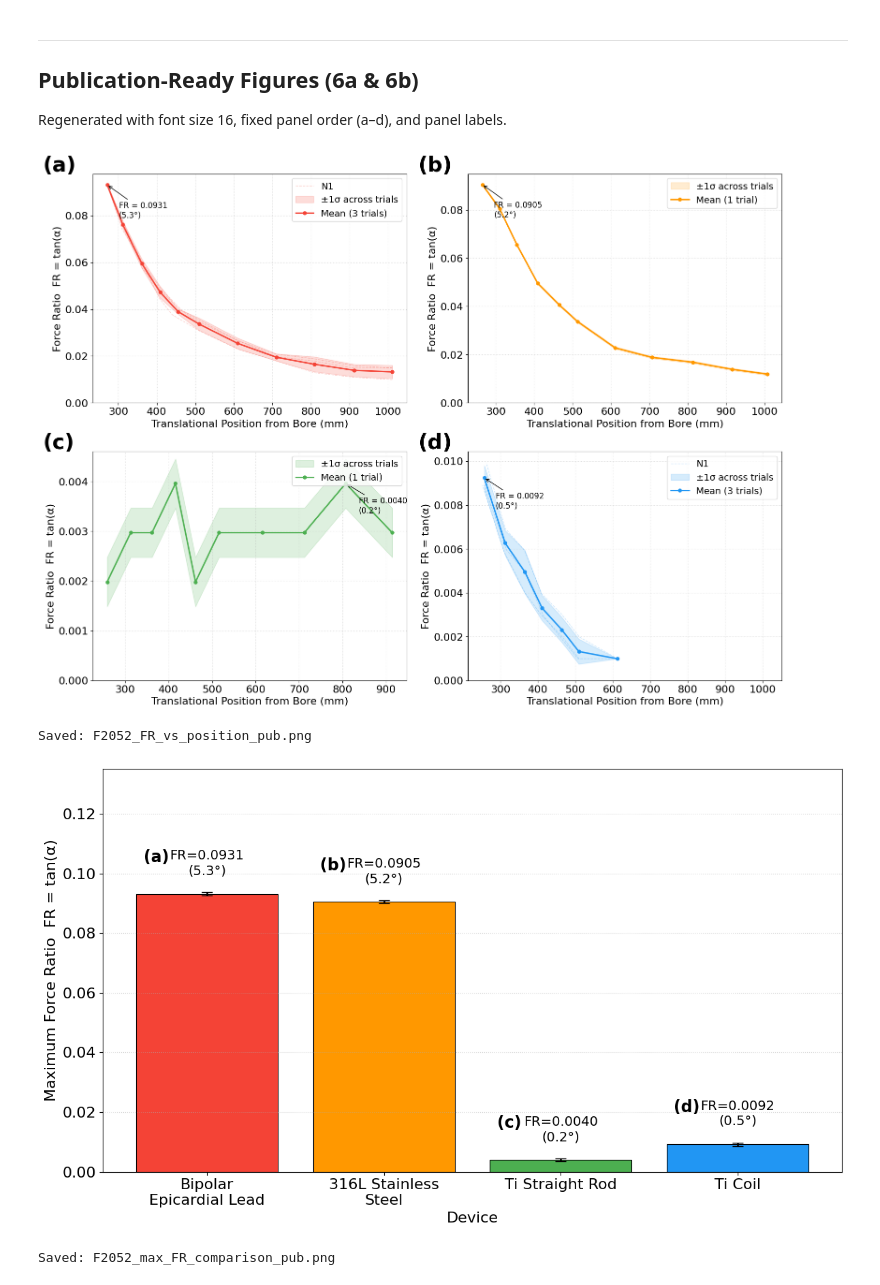
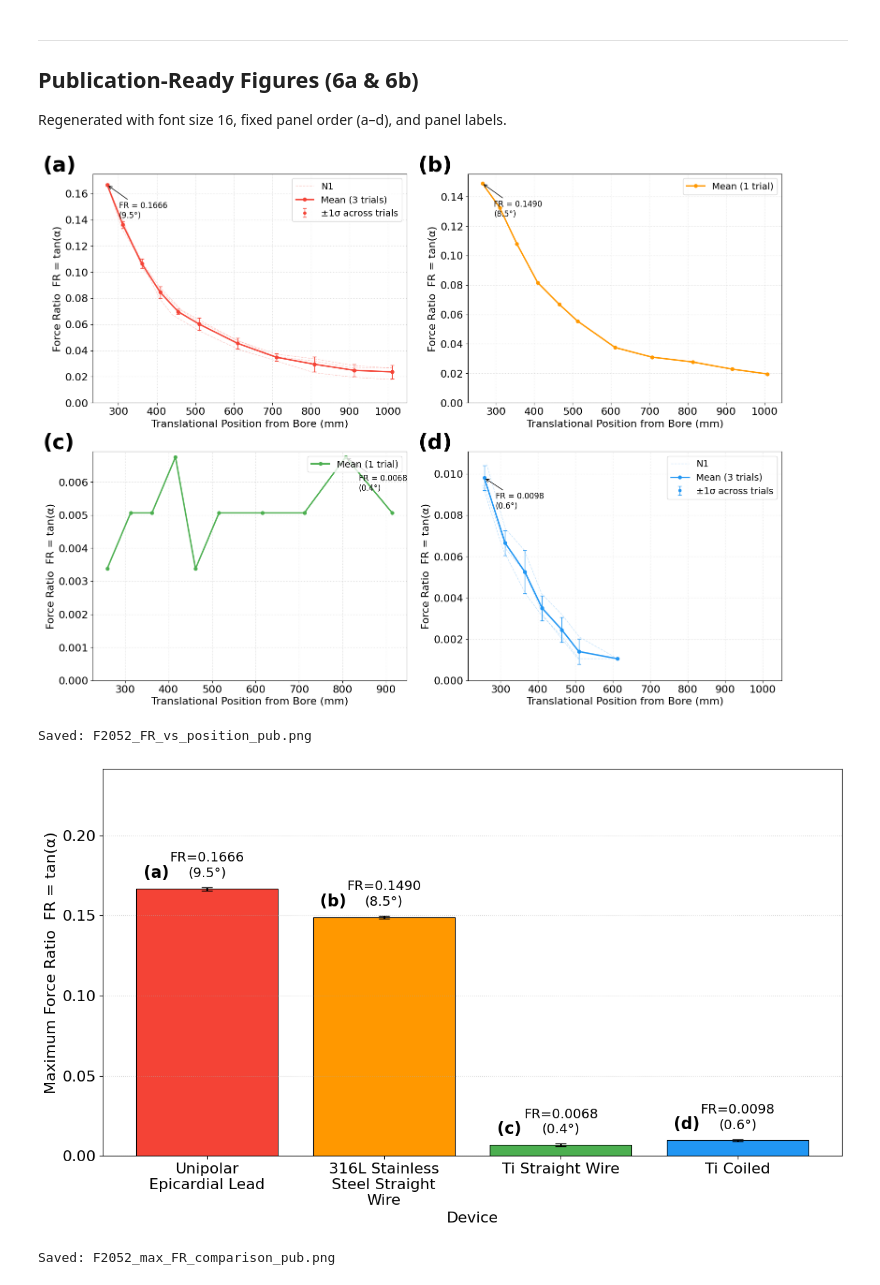
Before and after one commit to Zslw/mri-translational-force-n-torque-analysis, a Jupyter notebook: JupyterLab/ClinicalData/TranslationalExperiment/Translational_F2052.ipynb, the cells around one changed output. Cells and saved outputs as stored; diff of their text form; code cells hidden in the pictures.

Commit message:
tweaked plots for publishing and minor details

```diff
--- a/JupyterLab/ClinicalData/TranslationalExperiment/Translational_F2052.ipynb
+++ b/JupyterLab/ClinicalData/TranslationalExperiment/Translational_F2052.ipynb
@@ -720,7 +781,7 @@ print("  Displacement Force on Medical Devices")
 print("══════════════════════════════════════════════════════════════")
 print(f"  MR System type:    Horizontal bore (§8.1)")
 print(f"  Test location:     Bore entrance, on bore axis (§8.1)")
-print(f"  Field at location: B0 = {B0_L} T,  |∇B| = {gradB_L} T/m  [⚠ verify from field map]")
+print(f"  Field at location: B0 = {B0_L} T,  |∇B| = {gradB_L} T/m ")
 print(f"  Pendulum length:   L = {L} cm (§6.1)")
 print(f"  Meas. uncertainty: dx = {dx} cm, dL = {dL} cm")
 print()
@@ -733,7 +794,7 @@ for material, info in parsed_sections.items():
     print(f"\n  ── Device: {LABELS[material]} ──")
     print(f"     Material:         {material}")
     print(f"     No. of trials:    {n_t}  (F2052-15 §8.2 requires ≥3)"
-          + ("  ⚠ ONLY 1 TRIAL" if n_t < 3 else ""))
+          + ("   ONLY 1 TRIAL" if n_t < 3 else ""))
     print(f"     Equilibrium offset (0-displacement): {cond:+.2f} cm")
     print()
     print(f"     {'Position (mm)':<16} ", end='')
@@ -750,18 +811,19 @@ for material, info in parsed_sections.items():
         print(f"     {pos:<16.0f}", end='')
 
         for t_name, t_df in info['trials'].items():
-            a   = t_df['abs_alpha_deg'].iloc[row_i]
-            tan = t_df['tan_alpha'].iloc[row_i]
+            factor = MASSES[material]['factor']
+            tan = t_df['tan_alpha'].iloc[row_i] * factor
+            a   = np.degrees(np.arctan(tan))
             print(f"  {a:>10.3f}  {tan:>11.5f}", end='')
 
-        mean_a   = df_mean['mean_alpha_deg'].iloc[row_i]
-        mean_tan = df_mean['mean_tan_alpha'].iloc[row_i]
+        mean_a   = df_mean['mean_alpha_deg_corrected'].iloc[row_i]
+        mean_tan = df_mean['mean_tan_alpha_corrected'].iloc[row_i]
         ok       = "" if mean_tan < THRESHOLD_TAN else ""
         print(f"  {mean_a:>12.3f}  {mean_tan:>13.5f}  {ok}")
 
     # Overall result
-    max_fr   = df_mean['mean_tan_alpha'].max()
-    max_a    = df_mean['mean_alpha_deg'].max()
+    max_fr   = df_mean['mean_tan_alpha_corrected'].max()
+    max_a    = df_mean['mean_alpha_deg_corrected'].max()
     result   = "PASS" if max_fr < THRESHOLD_TAN else "FAIL"
     print(f"\n     ▶ MAXIMUM MEAN tan(α) = {max_fr:.5f}  (α = {max_a:.3f}°)")
     print(f"     ▶ F2052-15 RESULT: {result} (threshold FR < 1.0, α < 45°)")
@@ -812,9 +874,9 @@ Regenerated with font size 16, fixed panel order (a–d), and panel labels.
 # ── Publication-ready Figure: 6a (tan(α) vs Position, 2×2 panel) ──────────────
 FS = 16  # global font size
 
-# Fixed panel order: (a) Bipolar top-left, (b) 316L top-right,
+# Fixed panel order: (a) Unipolar top-left, (b) 316L top-right,
 #                    (c) Ti Straight bot-left, (d) Ti Coil bot-right
-PANEL_ORDER = ['Bipolar_Lead', 'SS_316L', 'Ti_Rod', 'Ti_Coil']
+PANEL_ORDER = ['Unipolar_Lead', 'SS_316L', 'Ti_Rod', 'Ti_Coil']
 PANEL_LABELS = ['(a)', '(b)', '(c)', '(d)']
 
 fig, axes = plt.subplots(2, 2, figsize=(16, 12))
@@ -827,23 +889,26 @@ for ax, material, panel_label in zip(axes, PANEL_ORDER, PANEL_LABELS):
     n_trials = int(df['n_trials'].iloc[0])
 
     pos = df['mean_position_mm'].values
-    fr  = df['mean_tan_alpha'].values
-    std = df['std_tan_alpha'].values
+    fr  = df['mean_tan_alpha_corrected'].values
+    std = df['std_tan_alpha_corrected'].values
+    correction_factor = df['correction_factor'].values
+
 
     # Individual trial lines
     if n_trials > 1:
         trials_dict = parsed_sections[material]['trials']
         min_rows = min(len(d) for d in trials_dict.values())
         for t_name, t_df in trials_dict.items():
+            t_df['tan_alpha_corrected'] = t_df['tan_alpha'] * correction_factor
             ax.plot(t_df['Position_mm'].values[:min_rows],
-                    t_df['tan_alpha'].values[:min_rows],
+                    t_df['tan_alpha_corrected'].values[:min_rows],
                     color=color, alpha=0.25, linewidth=1,
                     linestyle='--',
                     label=t_name if t_name == 'N1' else '_')
 
-    # ±1σ shading
-    ax.fill_between(pos, fr - std, fr + std,
-                    color=color, alpha=0.18, label='±1σ across trials')
+        # ±1σ shading
+        ax.errorbar(pos, fr, yerr=std, color=color, fmt='o', markersize=4,
+            capsize=3, capthick=1, elinewidth=1, label='±1σ across trials')
 
     # Mean line
     ax.plot(pos, fr, color=color, linewidth=2.2,
@@ -877,19 +942,19 @@ plt.savefig('F2052_FR_vs_position_pub.png', dpi=300, bbox_inches='tight')
 plt.show()
 print('Saved: F2052_FR_vs_position_pub.png')
 # %% [output]
-[figure, old version]
+[figure, new version]
 Saved: F2052_FR_vs_position_pub.png
 # %%
 # ── Publication-ready Figure: 6b (bar chart — max FR per device) ───────────────
 FS = 16
 
 # Fixed device order matching 6a
-PANEL_ORDER = ['Bipolar_Lead', 'SS_316L', 'Ti_Rod', 'Ti_Coil']
+PANEL_ORDER = ['Unipolar_Lead', 'SS_316L', 'Ti_Rod', 'Ti_Coil']
 PANEL_LABELS_BAR = ['(a)', '(b)', '(c)', '(d)']
 
-max_frs      = [mean_results[m]['mean_tan_alpha'].max() for m in PANEL_ORDER]
-std_frs      = [mean_results[m]['std_tan_alpha']
-                [mean_results[m]['mean_tan_alpha'].idxmax()] for m in PANEL_ORDER]
+max_frs      = [mean_results[m]['mean_tan_alpha_corrected'].max() for m in PANEL_ORDER]
+std_frs      = [mean_results[m]['std_tan_alpha_corrected']
+                [mean_results[m]['mean_tan_alpha_corrected'].idxmax()] for m in PANEL_ORDER]
 colors_bar   = [COLORS[m] for m in PANEL_ORDER]
 
 # Wrap long x-tick labels so they don't crowd each other
@@ -911,32 +976,32 @@ for bar, fr, std in zip(bars, max_frs, std_frs):
     alpha_deg = np.degrees(np.arctan(fr))
     ax.text(bar.get_x() + bar.get_width() / 2,
             bar.get_height() + std + 0.005,
             f'FR={fr:.4f}\n({alpha_deg:.1f}°)',
             ha='center', va='bottom', fontsize=FS - 2)
 
 # Panel label in top-LEFT corner of each bar's bounding box (never clipped)
 for bar, pl in zip(bars, PANEL_LABELS_BAR):
     bar_h = bar.get_height()
     bar_x = bar.get_x()
     bar_w = bar.get_width()
     # Place at top of bar, left-aligned, just inside left edge
     ax.text(bar_x + bar_w * 0.05,          # 5% from left edge
             bar_h + 0.015,                   # 97% of bar height from bottom
             pl,
             ha='left', va='top',
             fontsize=FS + 1, fontweight='bold', color='black',
             clip_on=False)
 
 ax.set_ylabel('Maximum Force Ratio  FR = tan(\u03b1)', fontsize=FS)
 ax.set_xlabel('Device', fontsize=FS)
 ax.tick_params(axis='both', labelsize=FS)
 ax.set_ylim(0, max(max_frs) * 1.45)
 ax.grid(axis='y', linestyle=':', alpha=0.5)
 
 plt.tight_layout()
 plt.savefig('F2052_max_FR_comparison_pub.png', dpi=300, bbox_inches='tight')
 plt.show()
 print('Saved: F2052_max_FR_comparison_pub.png')
 # %% [output]
-[figure, old version]
+[figure, new version]
 Saved: F2052_max_FR_comparison_pub.png
```
Also changed, not shown: parts of 14 cells of this notebook, 26 other files.
